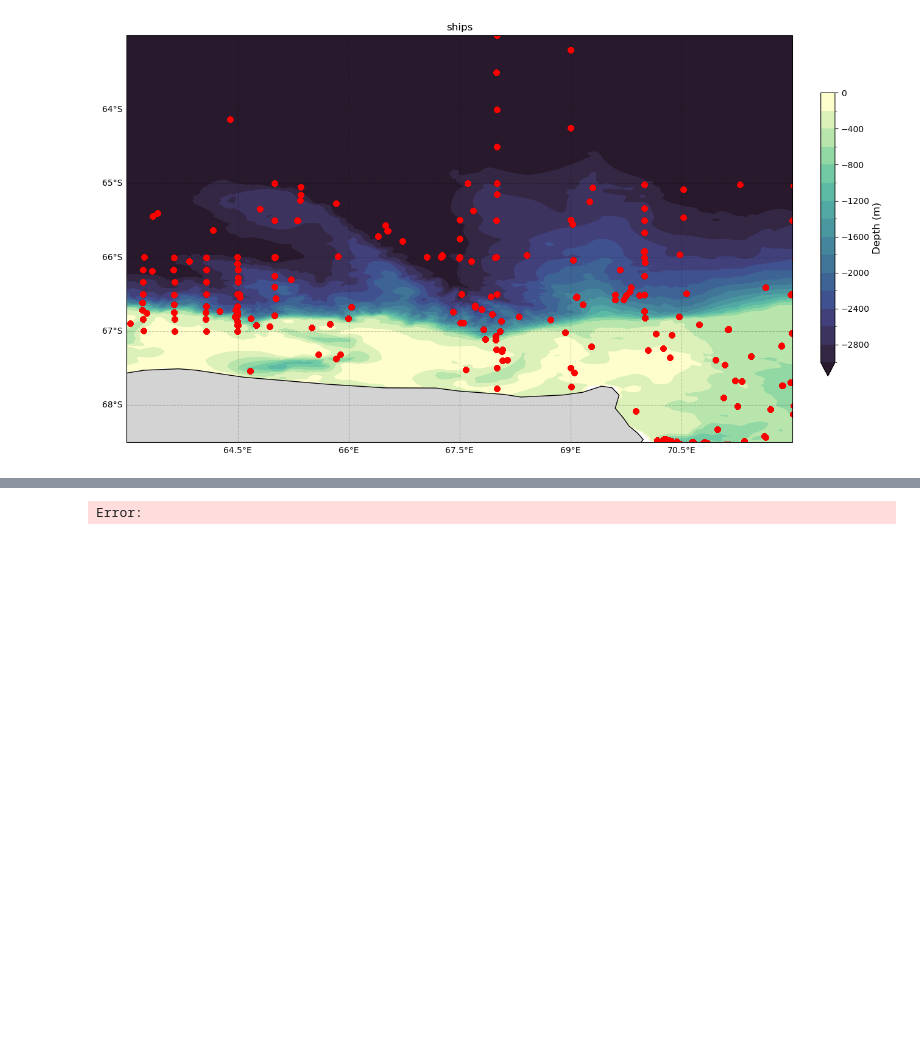
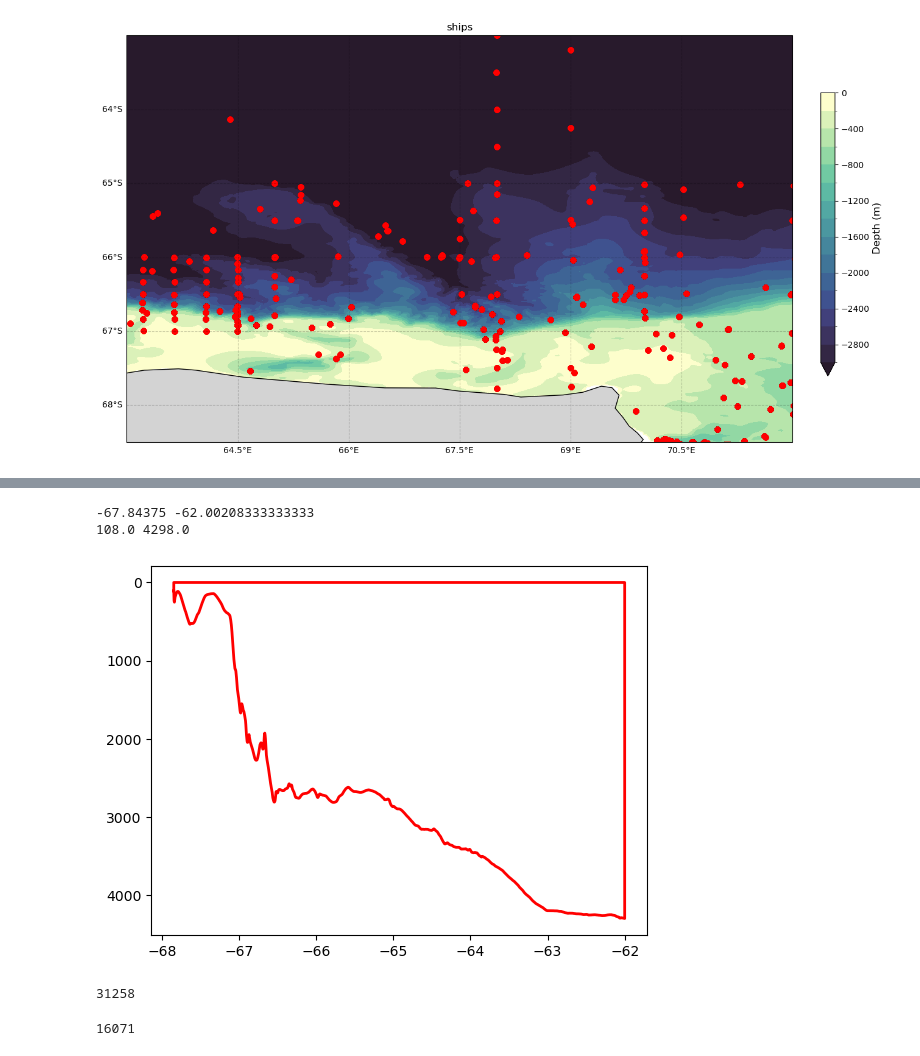
Before and after one commit to SiennaNeve/CDObs, a Jupyter notebook: Notebooks/find_transects.ipynb, the cells around one changed output, grey strips where cells are left out. Saved outputs shown, nothing was run; the diff lists cells and outputs as text; code cells hidden in the pictures; blank space fills up the shorter version.

```diff
--- a/Notebooks/find_transects.ipynb
+++ b/Notebooks/find_transects.ipynb
@@ -524,0 +720,47 @@ depth = depth.astype(np.float32)
+# %%
+#this creates the polygon with 2 straight lines and the one contour from above
+
+# print(contour_line_coordinates)
+
+# Create the Shapely LineString from the contour points
+contour_line = LineString(sea_floor)
+
+# Find the starting and ending coordinates of the contour line
+start_lat, start_depth = sea_floor[0]
+end_lat, end_depth = sea_floor[-1]
+
+print(start_lat, end_lat)
+print(start_depth, end_depth)
+
+# Create the other three sides of the polygon
+#below sea floor
+# side1 = LineString([(end_lat, end_depth), (start_lat, end_depth)])
+# side2 = LineString([(start_lat, end_depth), (start_lat, start_depth)])
+#above sea floor
+side1 = LineString([(end_lat, end_depth), (end_lat, 0)])
+side2 = LineString([(end_lat, 0), (start_lat, 0)])
+side3 = LineString([(start_lat, 0), (start_lat, start_depth)])
+
+# # Create an empty Polygon
+# polygon_sea_floor = Polygon()
+
+# Create a polygon by passing the combined coordinates to the Polygon constructor
+#below sea floor
+# polygon_sea_floor = Polygon(list(contour_line.coords) + list(side1.coords) + list(side2.coords))
+#above sea floor
+polygon_sea_floor = Polygon(list(contour_line.coords) + list(side1.coords) + list(side2.coords) + list(side3.coords))
+
+# output the polygon to series of xy values
+x, y = polygon_sea_floor.exterior.xy
+
+plt.plot(x, y, color='red', linewidth=2)
+plt.gca().invert_yaxis()
+# %% [output]
+-67.84375 -62.00208333333333
+108.0 4298.0
+[figure, added]
+# %%
+# len(latitude)
+len(depth)
+# %% [output]
+31258
@@ -524,0 +780,5 @@ depth = depth.astype(np.float32)
+# %%
+# len(latitude)
+len(depth)
+# %% [output]
+16071
@@ -525,18 +791,8 @@ depth = depth.astype(np.float32)
 # %%
-# Prepare the grid of X, Z values for interpolation
-n = 10  # Example downsampling factor
-X, Z = np.meshgrid(latitude[::n], depth[::n])
-
-
-# Define the grid points for interpolation
-grid_lon = np.linspace(latitude.min(), latitude.max(), 50)
-grid_depth = np.linspace(depth.min(), depth.max(), 50)
-grid_X, grid_Z = np.meshgrid(grid_lon, grid_depth)
-
+# Use smaller data type
+dtype = np.float32
 
 # Perform the interpolation using griddata
-grid_cons_temp = griddata((latitude, depth), cons_temperature, (grid_X, grid_Z), method='linear')
-grid_neu_dens = griddata((latitude, depth), neutral_density, (grid_X, grid_Z), method='linear')
-grid_abs_salt = griddata((latitude, depth), abs_salinity, (grid_X, grid_Z), method='linear')
+grid_cons_temp = griddata((latitude, depth), cons_temperature, (grid_X, grid_Z), method='linear').astype(dtype)
+grid_neu_dens = griddata((latitude, depth), neutral_density, (grid_X, grid_Z), method='linear').astype(dtype)
+grid_abs_salt = griddata((latitude, depth), abs_salinity, (grid_X, grid_Z), method='linear').astype(dtype)
-# %% [output]
-Error:
```
Also changed, not shown: parts of 28 cells of this notebook.
